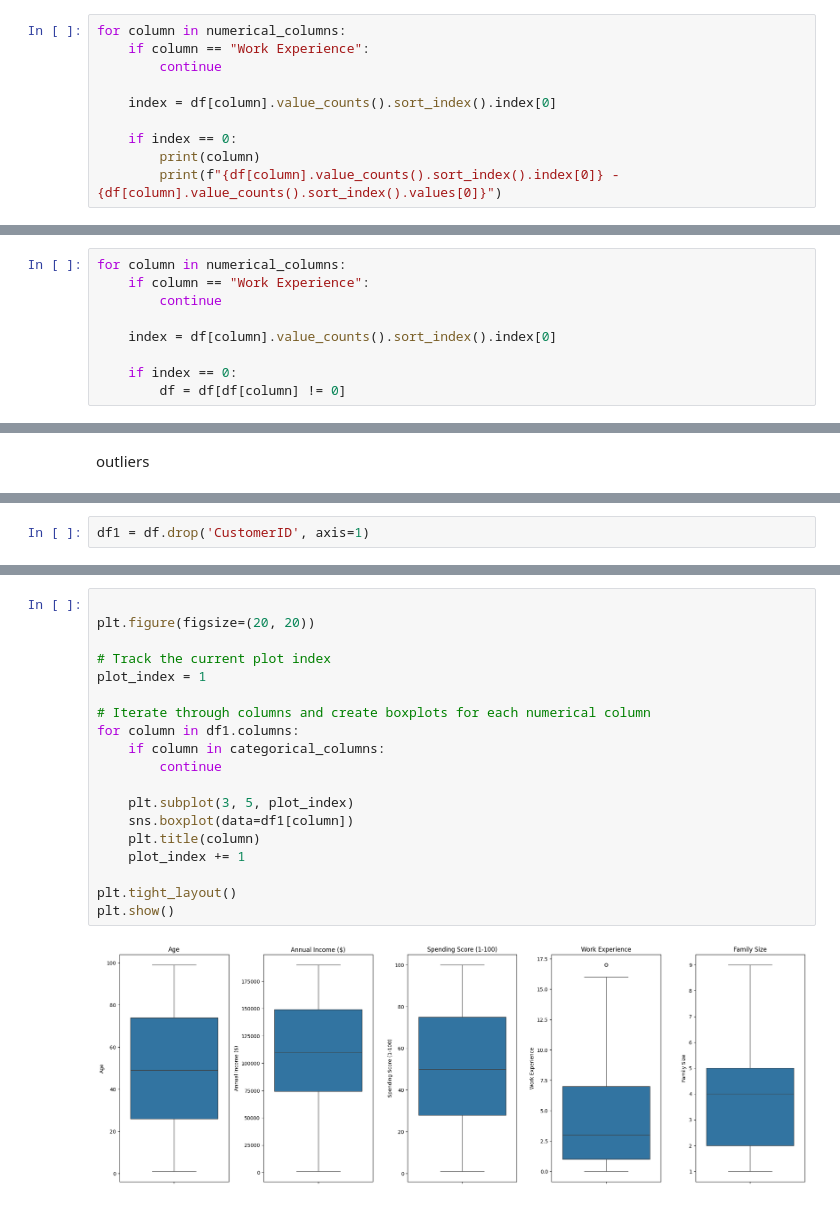
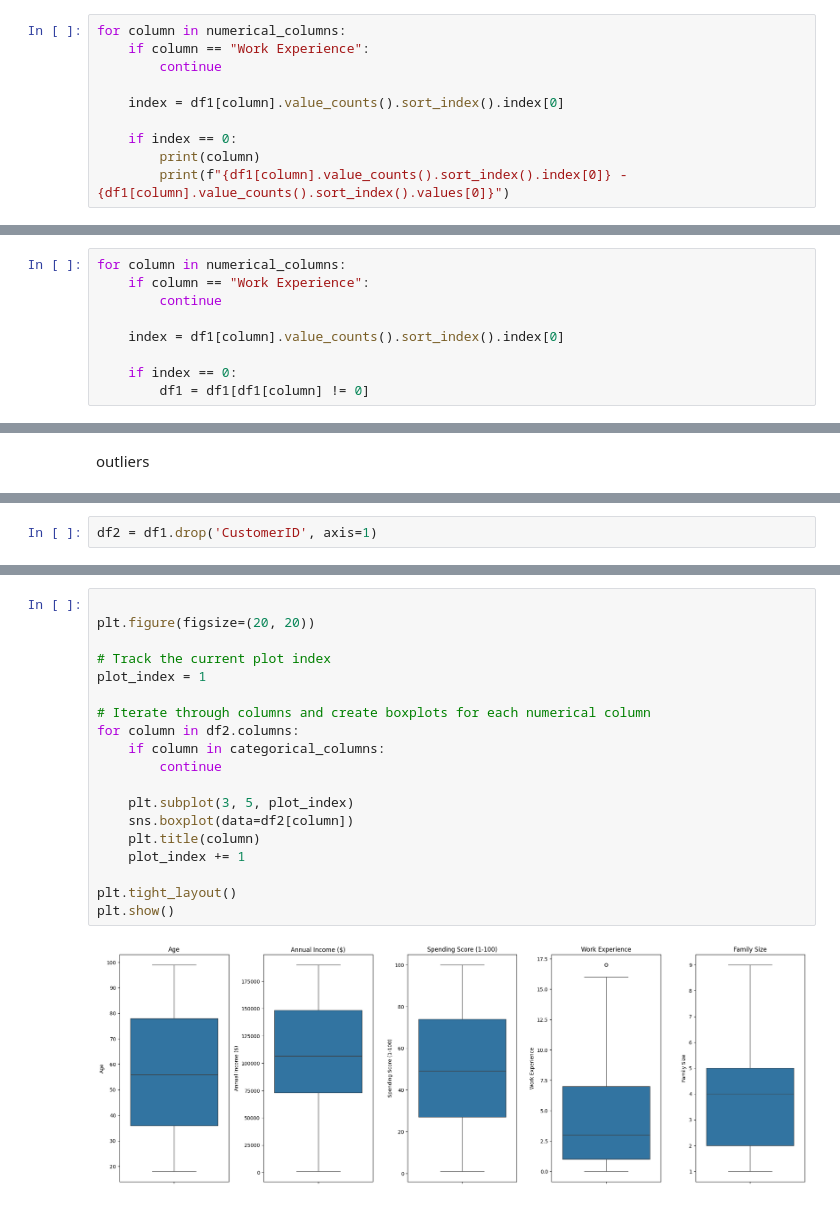
Before and after one commit to mayurasandakalum/shop-customer-data-clustering, a Jupyter notebook: code.ipynb, the cells around one changed output, grey strips where cells are left out. Saved outputs shown, nothing was run; the diff lists cells and outputs as text.

Commit message:
Refactor code for generating descriptive statistics and update data preprocessing steps

```diff
--- a/code.ipynb
+++ b/code.ipynb
@@ -90,9 +111,9 @@ for column in numerical_columns:
     if column == "Work Experience":
         continue
 
-    index = df[column].value_counts().sort_index().index[0]
+    index = df1[column].value_counts().sort_index().index[0]
 
     if index == 0:
         print(column)
-        print(f"{df[column].value_counts().sort_index().index[0]} - {df[column].value_counts().sort_index().values[0]}")
+        print(f"{df1[column].value_counts().sort_index().index[0]} - {df1[column].value_counts().sort_index().values[0]}")
 # %% [output]
@@ -107,8 +126,8 @@ for column in numerical_columns:
     if column == "Work Experience":
         continue
 
-    index = df[column].value_counts().sort_index().index[0]
+    index = df1[column].value_counts().sort_index().index[0]
 
     if index == 0:
-        df = df[df[column] != 0]
+        df1 = df1[df1[column] != 0]
 # %%
@@ -160,5 +161,3 @@ memory usage: 136.3+ KB
-# %%
-df1 = df.drop('CustomerID', axis=1)
 # %%
 df1.info()
 # %% [output]
@@ -178,0 +179,2 @@ memory usage: 121.1+ KB
+# %%
+df2 = df1.drop('CustomerID', axis=1)
@@ -179,22 +198,22 @@ memory usage: 121.1+ KB
 # %%
 
 plt.figure(figsize=(20, 20))
 
 # Track the current plot index
 plot_index = 1
 
 # Iterate through columns and create boxplots for each numerical column
-for column in df1.columns:
+for column in df2.columns:
     if column in categorical_columns:
         continue
 
     plt.subplot(3, 5, plot_index)
-    sns.boxplot(data=df1[column])
+    sns.boxplot(data=df2[column])
     plt.title(column)
     plot_index += 1
 
 plt.tight_layout()
 plt.show()
 # %% [output]
-[figure, old version]
+[figure, new version]
 # %%
```
Also changed, not shown: parts of 15 cells of this notebook, 2 other files.
